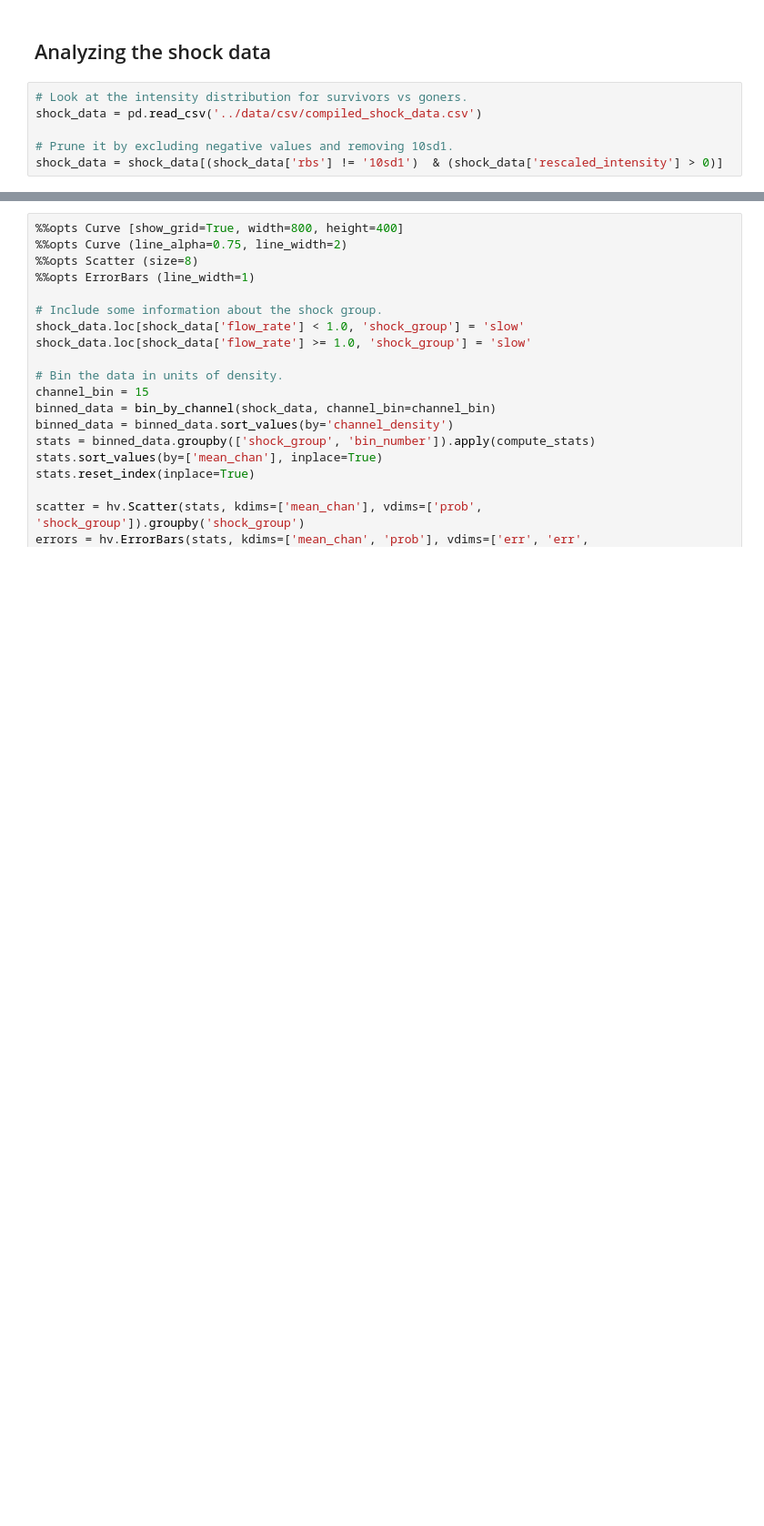
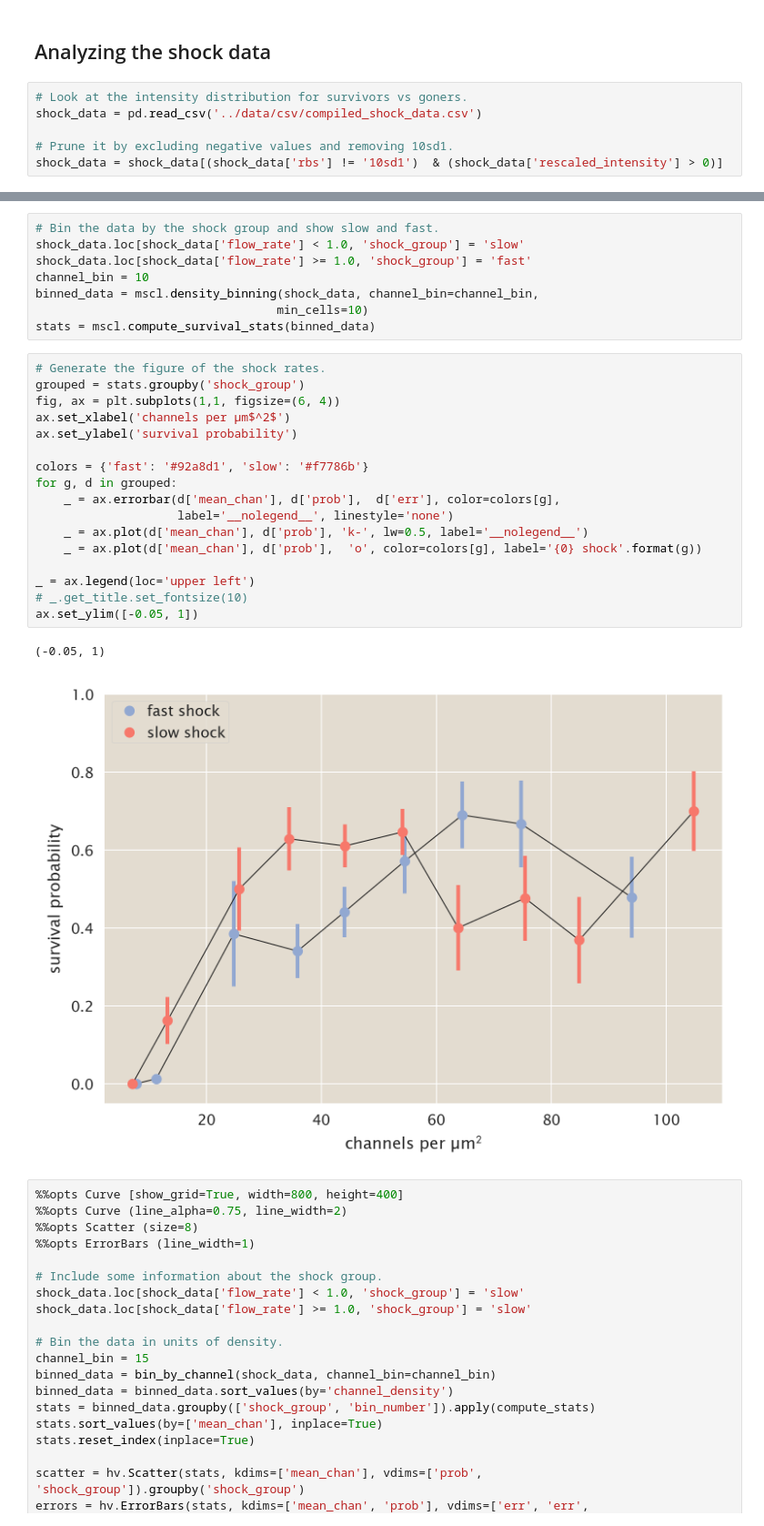
Before and after one commit to RPGroup-PBoC/mscl_survival, a Jupyter notebook: code/analysis.ipynb, the cells around one changed output, grey strips where cells are left out. Shown at 91% size. Saved outputs shown, nothing was run; the diff lists cells and outputs as text; blank space fills up the shorter version.

```diff
--- a/code/analysis.ipynb
+++ b/code/analysis.ipynb
@@ -123,3 +280,31 @@ bokeh.io.export_svgs(obj=bokeh.layouts.gridplot([[p1], [p2]]), filename='../figs
+# %%
+# Bin the data by the shock group and show slow and fast.
+shock_data.loc[shock_data['flow_rate'] < 1.0, 'shock_group'] = 'slow'
+shock_data.loc[shock_data['flow_rate'] >= 1.0, 'shock_group'] = 'fast'
+channel_bin = 10
+binned_data = mscl.density_binning(shock_data, channel_bin=channel_bin,
+                                  min_cells=10)
+stats = mscl.compute_survival_stats(binned_data)
+# %%
+# Generate the figure of the shock rates.
+grouped = stats.groupby('shock_group')
+fig, ax = plt.subplots(1,1, figsize=(6, 4))
+ax.set_xlabel('channels per µm$^2$')
+ax.set_ylabel('survival probability')
+
+colors = {'fast': '#92a8d1', 'slow': '#f7786b'}
+for g, d in grouped:
+    _ = ax.errorbar(d['mean_chan'], d['prob'],  d['err'], color=colors[g],
+                    label='__nolegend__', linestyle='none')
+    _ = ax.plot(d['mean_chan'], d['prob'], 'k-', lw=0.5, label='__nolegend__')
+    _ = ax.plot(d['mean_chan'], d['prob'],  'o', color=colors[g], label='{0} shock'.format(g))
+
+_ = ax.legend(loc='upper left')
+# _.get_title.set_fontsize(10)
+ax.set_ylim([-0.05, 1])
+# %% [output]
+(-0.05, 1)
+[figure, added]
 # %%
 %%opts Curve [show_grid=True, width=800, height=400]
 %%opts Curve (line_alpha=0.75, line_width=2)
```
Also changed, not shown: parts of 14 cells of this notebook, 1 other file.
